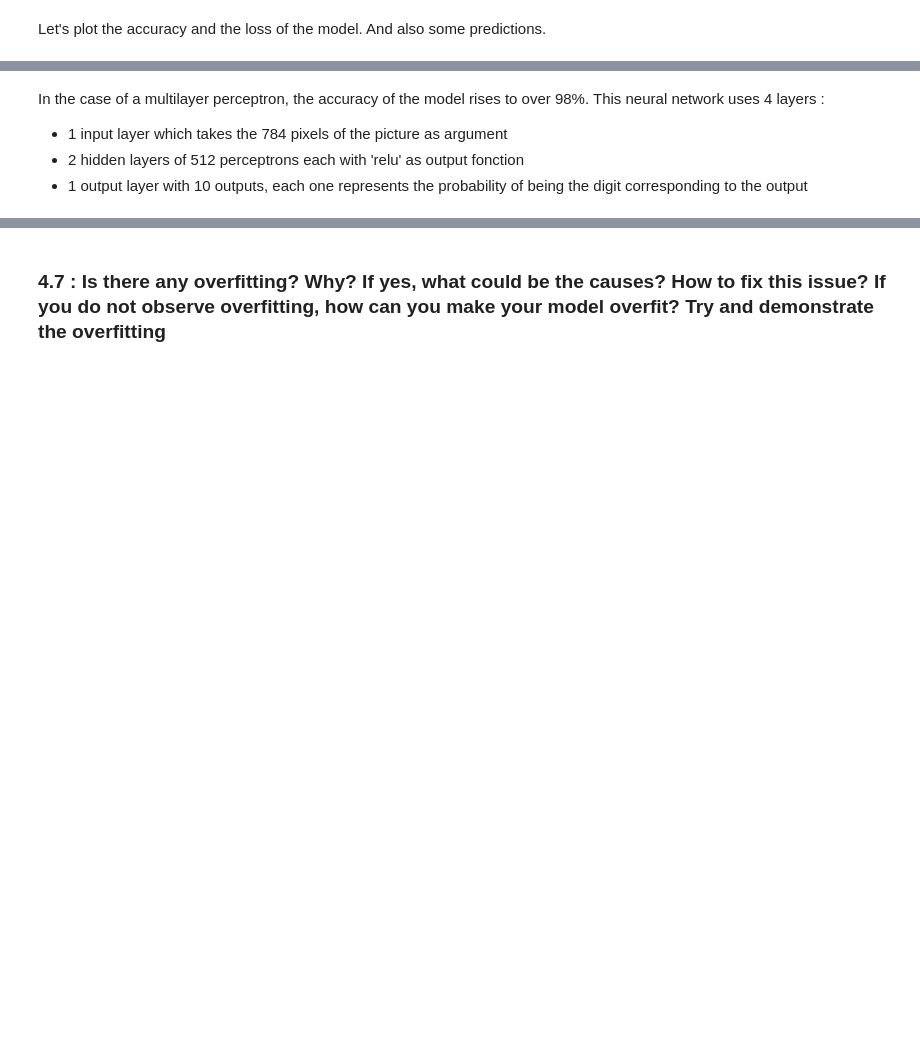
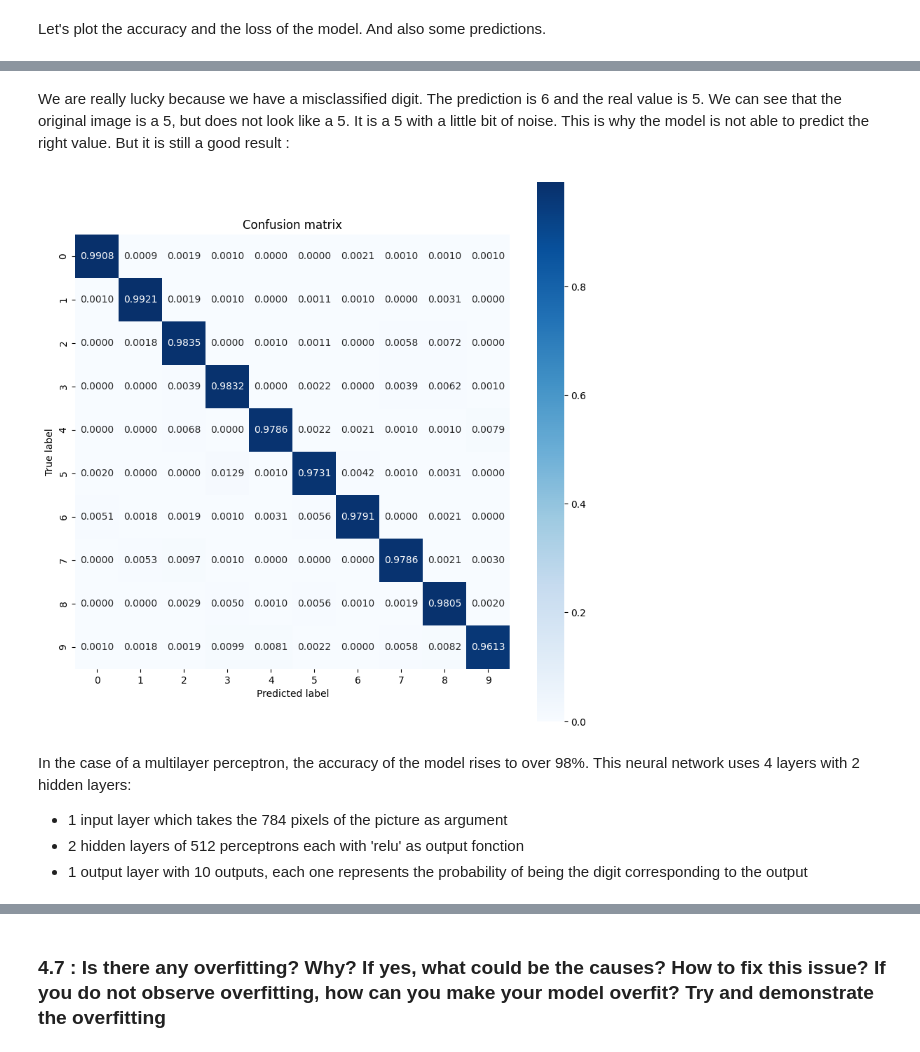
Before and after one commit to CharrierTim/Machine-Learning, a Jupyter notebook: Rapport TD1.ipynb, the cells around one changed output, grey strips where cells are left out. Saved outputs shown, nothing was run; the diff lists cells and outputs as text; code cells hidden in the pictures; blank space fills up the shorter version.

```diff
--- a/Rapport TD1.ipynb
+++ b/Rapport TD1.ipynb
@@ -528,5 +570,28 @@ Test accuracy: 0.9821000099182129
+# %% [markdown]
+We are really lucky because we have a misclassified digit. The prediction is 6 and the real value is 5. We can see that the original image is a 5, but does not look like a 5. It is a 5 with a little bit of noise. This is why the model is not able to predict the right value. But it is still a good result :
+# %%
+import numpy as np
+import sklearn.metrics as sk_metrics
+import seaborn as sns
+
+def show_confusion_matrix(test_labels, test_classes):
+  # Compute confusion matrix and normalize
+  plt.figure(figsize=(10,10))
+  confusion = sk_metrics.confusion_matrix(test_labels, test_classes)
+  confusion_normalized = confusion / confusion.sum(axis=1)
+  axis_labels = range(10)
+  ax = sns.heatmap(
+      confusion_normalized, xticklabels=axis_labels, yticklabels=axis_labels,
+      cmap='Blues', annot=True, fmt='.4f', square=True)
+  plt.title("Confusion matrix")
+  plt.ylabel("True label")
+  plt.xlabel("Predicted label")
+
+show_confusion_matrix(np.argmax(Y_test, axis=1), np.argmax(predictions, axis=1))
+# %% [output]
+[figure, added]
 # %% [markdown]
-In the case of a multilayer perceptron, the accuracy of the model rises to over 98%. This neural network uses 4 layers :
+In the case of a multilayer perceptron, the accuracy of the model rises to over 98%. This neural network uses 4 layers with 2 hidden layers:
 - 1 input layer which takes the 784 pixels of the picture as argument
 - 2 hidden layers of 512 perceptrons each with 'relu' as output fonction
 - 1 output layer with 10 outputs, each one represents the probability of being the digit corresponding to the output
```
Also changed, not shown: parts of 20 cells of this notebook.
